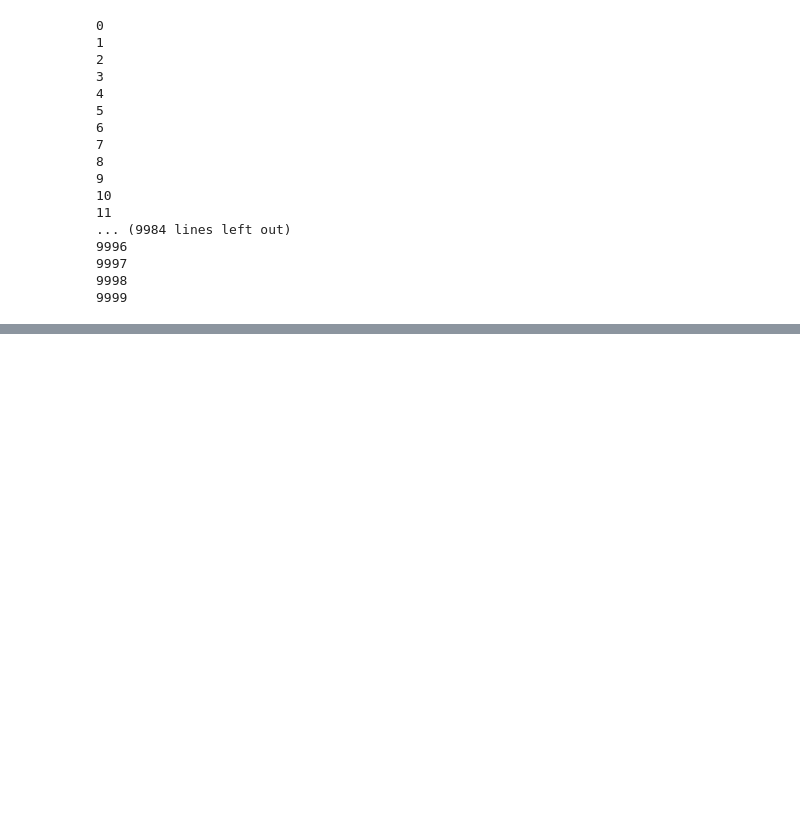
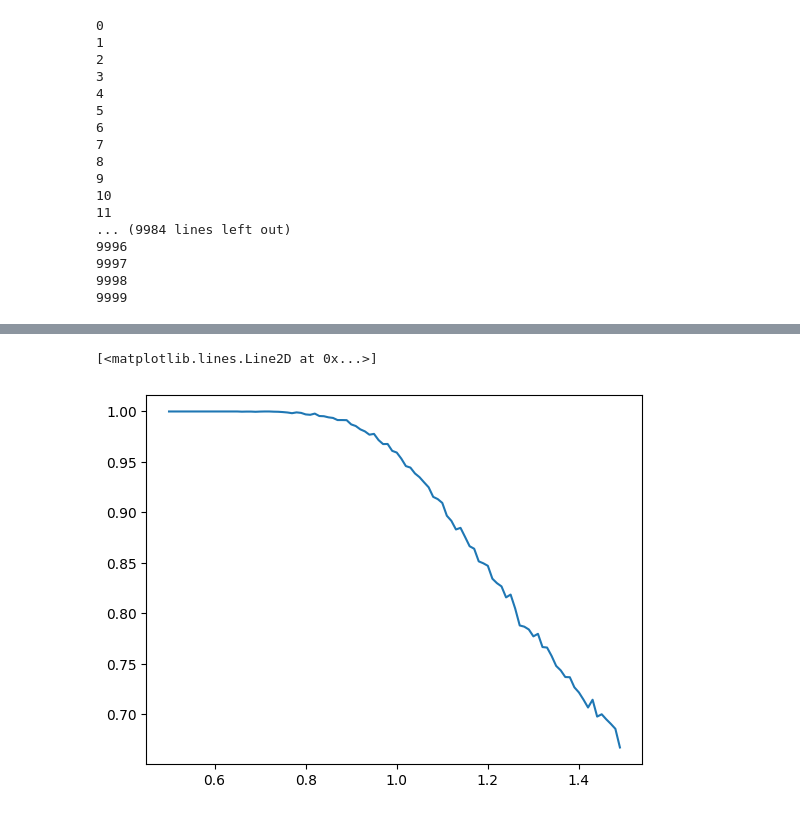
Before and after one commit to skomuro/Spreading_processes_on_networks, a Jupyter notebook: notebooks/stochastic.ipynb, the cells around one changed output, grey strips where cells are left out. Saved outputs shown, nothing was run; the diff lists cells and outputs as text; code cells hidden in the pictures; blank space fills up the shorter version.

```diff
--- a/notebooks/stochastic.ipynb
+++ b/notebooks/stochastic.ipynb
@@ -171,0 +199,2 @@ plt.legend()
+# %%
+taus = np.arange(0.5, 1.5 , 0.01)
@@ -171,0 +243,20 @@ plt.legend()
+# %%
+prob_list = []
+
+for tau in taus:
+    print(tau)
+    S = []
+    I = []
+    R = []
+    ts = []
+    count = 0
+    for j in range(10000):
+        s, i, r, ts = tau_one_simulation(tau/1000)
+        S.append(s)
+        I.append(i)
+        R.append(r)
+        Times.append(ts)
+
+    for s in S:
+        count += s[-1] > 900
+    prob_list.append(count/len(S))
@@ -171,0 +281,5 @@ plt.legend()
+# %%
+plt.plot(taus, prob_list)
+# %% [output]
+[<matplotlib.lines.Line2D at 0x...>]
+[figure, added]
```
Also changed, not shown: parts of 14 cells of this notebook, 18 other files.
